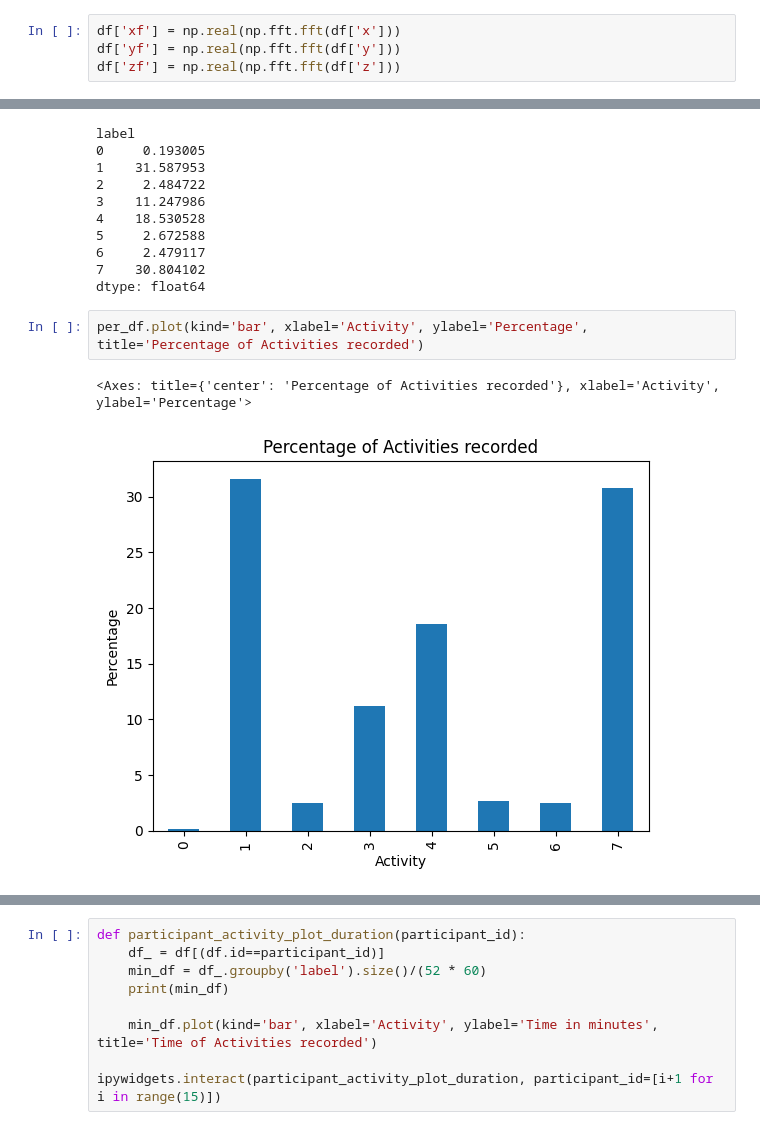
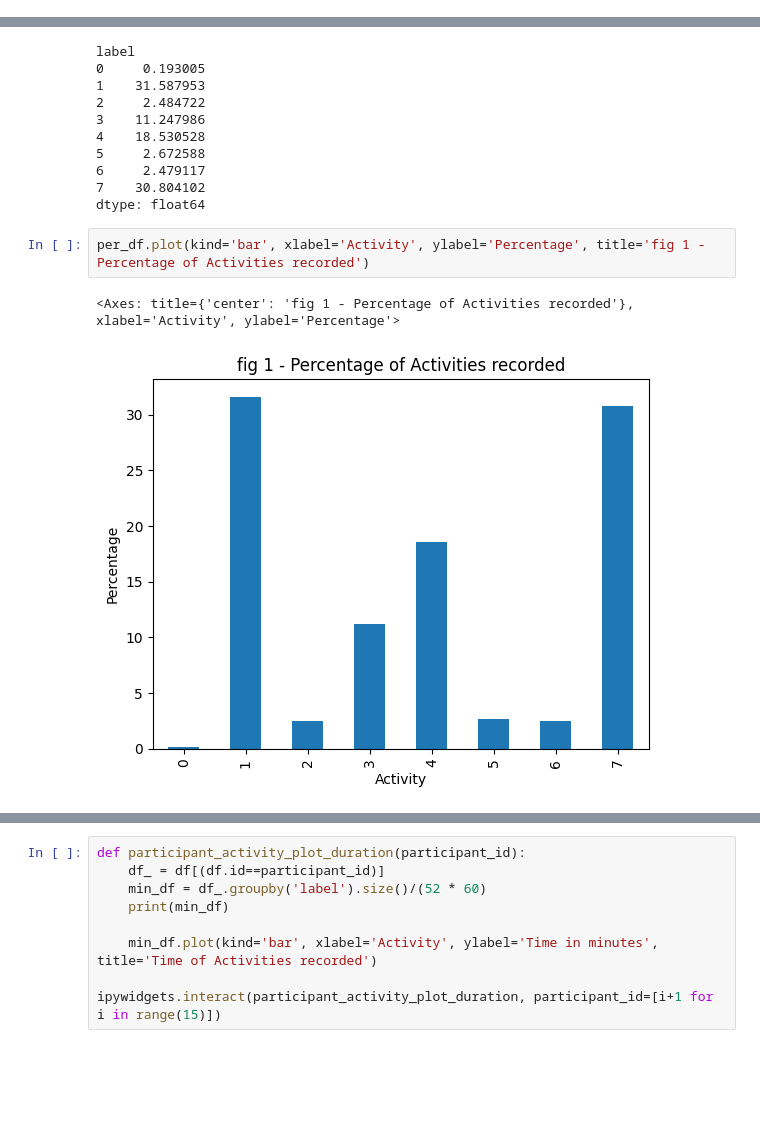
Before and after one commit to thirugnanam-tgs/accelerometer, a Jupyter notebook: research/analysis.ipynb, the cells around one changed output, grey strips where cells are left out. Cells and saved outputs as stored; diff of their text form; blank space fills up the shorter version.

```diff
--- a/research/analysis.ipynb
+++ b/research/analysis.ipynb
@@ -48,10 +49,6 @@ id       0
 dtype: int64
 # %%
 activities = {0:"No Activity", 1:"Working at Computer", 2:"Standing Up, Walking and Going up\down stairs", 3:"Standing", 4:"Walking", 5:"Going Up\Down Stairs", 6:"Walking and Talking with Someone", 7:"Talking while Standing"}
-# %%
-df['xf'] = np.real(np.fft.fft(df['x']))
-df['yf'] = np.real(np.fft.fft(df['y']))
-df['zf'] = np.real(np.fft.fft(df['z']))
 # %%
 per_df = df.groupby(['label']).size() / len(df) * 100
 print(per_df)
@@ -67,10 +64,10 @@ label
 7    30.804102
 dtype: float64
 # %%
-per_df.plot(kind='bar', xlabel='Activity', ylabel='Percentage', title='Percentage of Activities recorded')
+per_df.plot(kind='bar', xlabel='Activity', ylabel='Percentage', title='fig 1 - Percentage of Activities recorded')
 # %% [output]
-<Axes: title={'center': 'Percentage of Activities recorded'}, xlabel='Activity', ylabel='Percentage'>
+<Axes: title={'center': 'fig 1 - Percentage of Activities recorded'}, xlabel='Activity', ylabel='Percentage'>
-[figure, old version]
+[figure, new version]
 # %%
 min_df = df.groupby('label').size()/(52 * 60)
 print(min_df)
```
Also changed, not shown: parts of 23 cells of this notebook, 2 other files.
